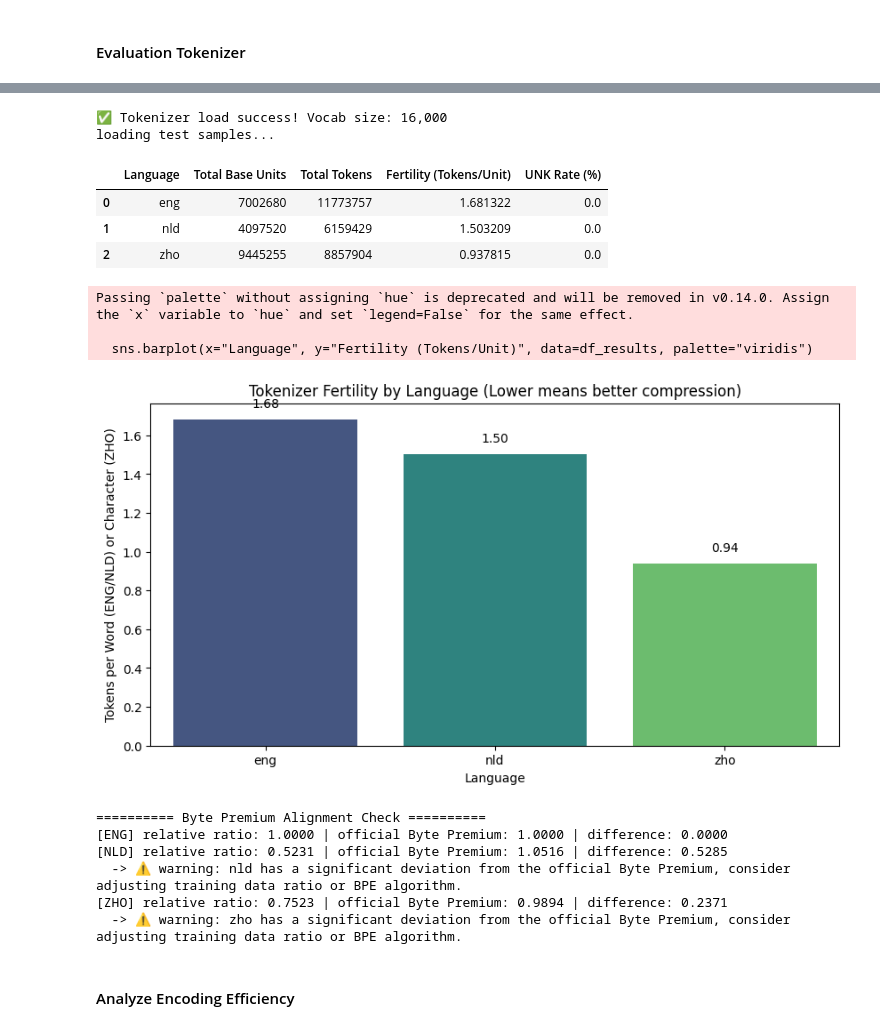
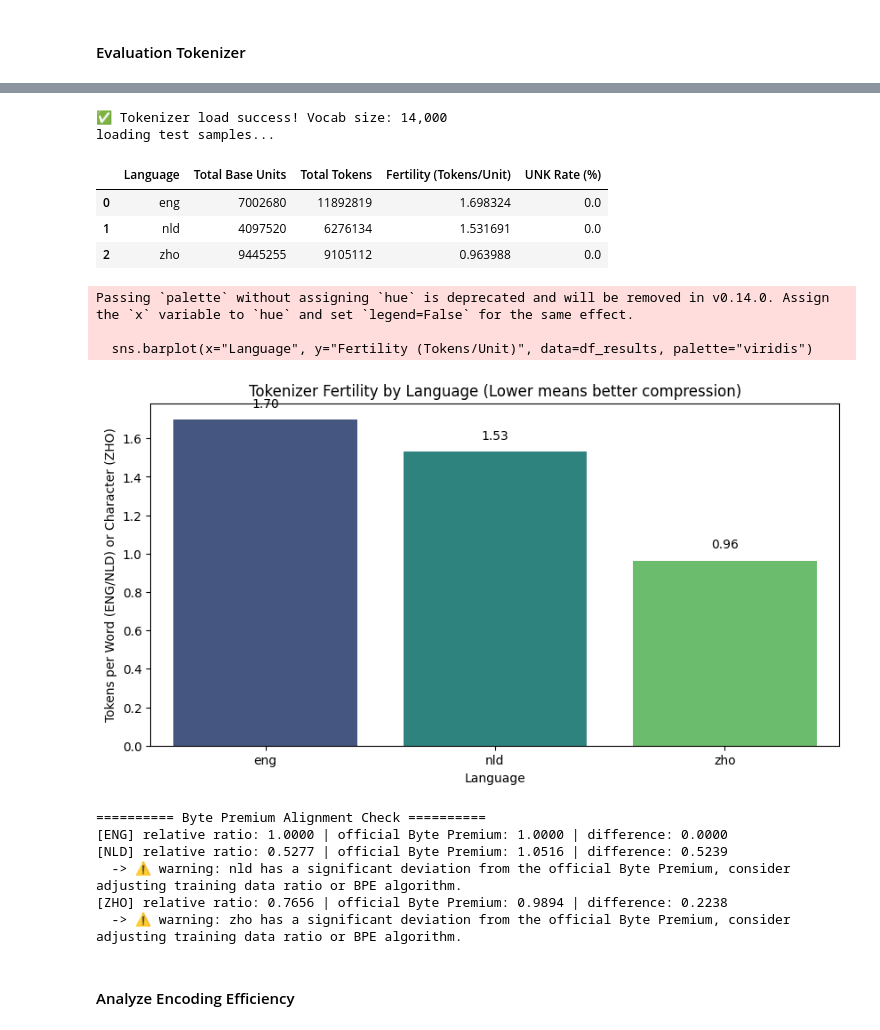
Before and after one commit to Kai-Hao2002/BabyLM_Challenge_III, a Jupyter notebook: notebooks/01_data_eda.ipynb, the cells around one changed output, grey strips where cells are left out. Saved outputs shown, nothing was run; the diff lists cells and outputs as text; code cells hidden in the pictures.

```diff
--- a/notebooks/01_data_eda.ipynb
+++ b/notebooks/01_data_eda.ipynb
@@ -296,7 +296,7 @@ from datasets import load_from_disk
 from transformers import PreTrainedTokenizerFast
 
 # 1. load Tokenizer
-tokenizer_path = "../tokenizers/tokenizer_10M_16k.json"
+tokenizer_path = "../tokenizers/tokenizer_10M_14k.json"
 try:
     tokenizer = PreTrainedTokenizerFast(
         tokenizer_file=tokenizer_path,
@@ -370,46 +370,46 @@ display(df_results)
 plt.figure(figsize=(10, 5))
 sns.barplot(x="Language", y="Fertility (Tokens/Unit)", data=df_results, palette="viridis")
 plt.title("Tokenizer Fertility by Language (Lower means better compression)")
 plt.ylabel("Tokens per Word (ENG/NLD) or Character (ZHO)")
 for index, value in enumerate(df_results["Fertility (Tokens/Unit)"]):
     plt.text(index, value + 0.05, f"{value:.2f}", ha='center', va='bottom')
 plt.show()
 
 # 6. examine Byte Premium Alignment
 official_premiums = {'eng': 1.0, 'nld': 1.0516, 'zho': 0.9894}
 
 print("\n========== Byte Premium Alignment Check ==========")
 try:
     eng_tokens = df_results[df_results['Language'] == 'eng']['Total Tokens'].values[0]
 
     for lang in langs:
         actual_tokens = df_results[df_results['Language'] == lang]['Total Tokens'].values[0]
         # 假設以英文的 Token 總數為基準 (1.0)，觀察其他語言的相對 Token 消耗量
         relative_ratio = actual_tokens / eng_tokens
         official_ratio = official_premiums[lang]
         diff = abs(relative_ratio - official_ratio)
 
         print(f"[{lang.upper()}] relative ratio: {relative_ratio:.4f} | official Byte Premium: {official_ratio:.4f} | difference: {diff:.4f}")
         if diff > 0.15:
             print(f"  -> ⚠️ warning: {lang} has a significant deviation from the official Byte Premium, consider adjusting training data ratio or BPE algorithm.")
 except Exception as e:
     print("need English data to perform Byte Premium comparison.")
 # %% [output]
-✅ Tokenizer load success! Vocab size: 16,000
+✅ Tokenizer load success! Vocab size: 14,000
 loading test samples...
 |  | Language | Total Base Units | Total Tokens | Fertility (Tokens/Unit) | UNK Rate (%) |
-| 0 | eng | 7002680 | 11773757 | 1.681322 | 0.0 |
-| 1 | nld | 4097520 | 6159429 | 1.503209 | 0.0 |
-| 2 | zho | 9445255 | 8857904 | 0.937815 | 0.0 |
+| 0 | eng | 7002680 | 11892819 | 1.698324 | 0.0 |
+| 1 | nld | 4097520 | 6276134 | 1.531691 | 0.0 |
+| 2 | zho | 9445255 | 9105112 | 0.963988 | 0.0 |
 Passing `palette` without assigning `hue` is deprecated and will be removed in v0.14.0. Assign the `x` variable to `hue` and set `legend=False` for the same effect.
 
   sns.barplot(x="Language", y="Fertility (Tokens/Unit)", data=df_results, palette="viridis")
 [figure]
 ========== Byte Premium Alignment Check ==========
 [ENG] relative ratio: 1.0000 | official Byte Premium: 1.0000 | difference: 0.0000
-[NLD] relative ratio: 0.5231 | official Byte Premium: 1.0516 | difference: 0.5285
+[NLD] relative ratio: 0.5277 | official Byte Premium: 1.0516 | difference: 0.5239
   -> ⚠️ warning: nld has a significant deviation from the official Byte Premium, consider adjusting training data ratio or BPE algorithm.
-[ZHO] relative ratio: 0.7523 | official Byte Premium: 0.9894 | difference: 0.2371
+[ZHO] relative ratio: 0.7656 | official Byte Premium: 0.9894 | difference: 0.2238
   -> ⚠️ warning: zho has a significant deviation from the official Byte Premium, consider adjusting training data ratio or BPE algorithm.
 # %% [markdown]
 #### Analyze Encoding Efficiency
```
Also changed, not shown: 19 other files.
